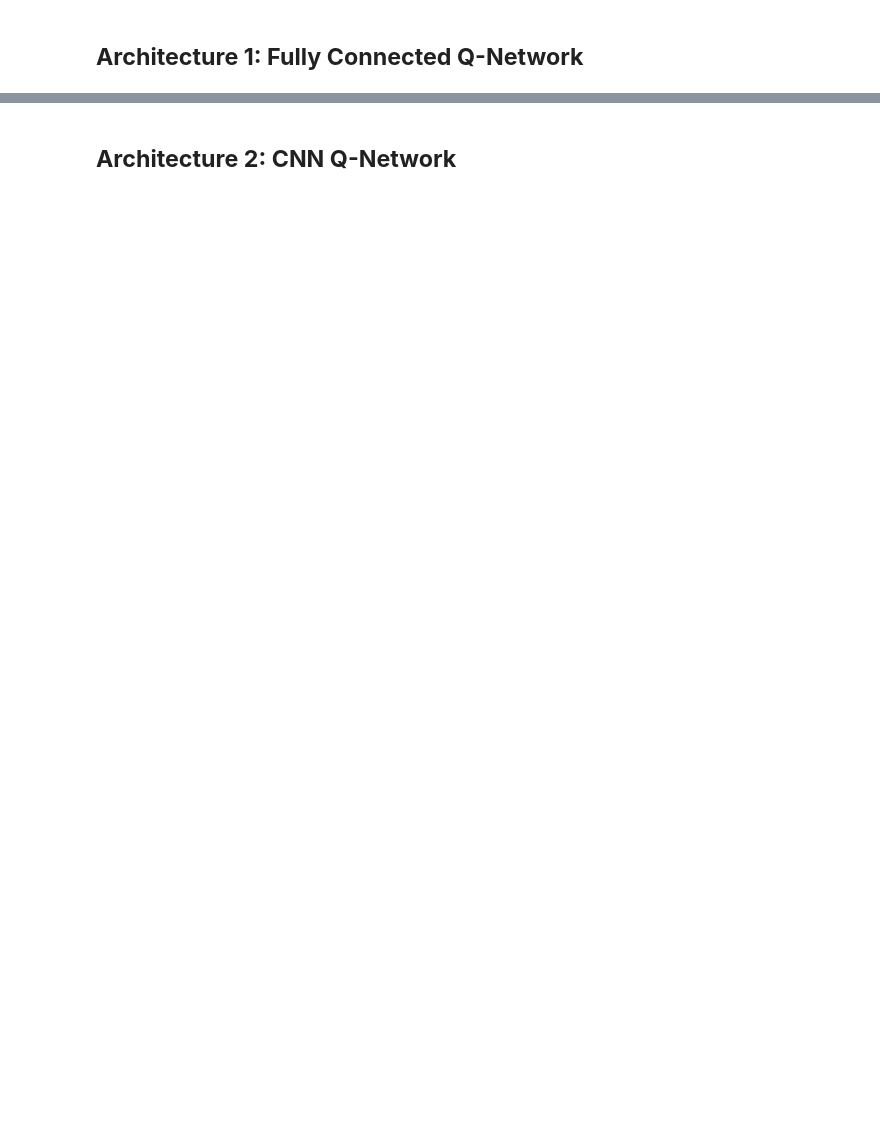
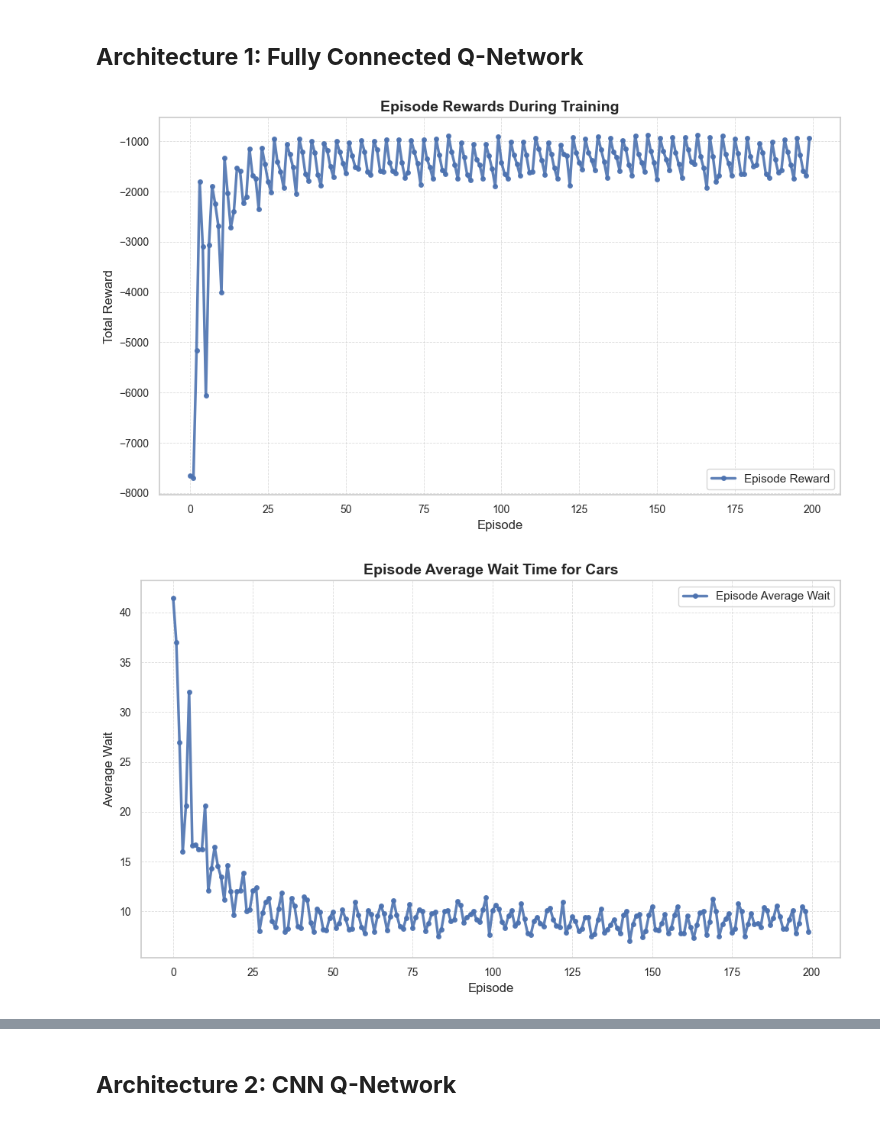
Before and after one commit to Alexyxwang/sumo_rl, a Jupyter notebook: submission_nb.ipynb, the cells around one changed output, grey strips where cells are left out. Drawn from its saved outputs; the diff is of its cells as text; code cells hidden in the pictures; blank space fills up the shorter version.

```diff
--- a/submission_nb.ipynb
+++ b/submission_nb.ipynb
@@ -46,3 +50,22 @@ def reset_env(pattern="P1"):
+# %%
+sns.set(style="whitegrid", context="notebook", palette="deep")
+
+def plot_line(rewards, label, ylabel, title):
+    plt.figure(figsize=(10, 6))
+
+    plt.plot(rewards, label=label, linewidth=2.5, marker='o', markersize=4, alpha=0.9)
+
+    plt.xlabel("Episode", fontsize=12)
+    plt.ylabel(ylabel, fontsize=12)
+    plt.title(title, fontsize=14, weight='bold')
+
+    plt.xticks(fontsize=10)
+    plt.yticks(fontsize=10)
+    plt.grid(True, linestyle='--', linewidth=0.6, alpha=0.7)
+
+    plt.legend(fontsize=11)
+    plt.tight_layout()
+    plt.show()
 # %% [markdown]
 ## **Simulation Setup**
 # %%
@@ -287,7 +310,7 @@ def train_algorithm(params, episodes=200):
     all_avg_queue_lengths = torch.zeros(len(lane_detectors), episodes)
     steps_done = 0
 
-    pattern_names = ["P1", "P2", "P3", "P4"]
+    pattern_names = ["P1", "P2", "P3"]
     pattern_name = itertools.cycle(pattern_names)
     pattern_episode_count = collections.defaultdict(int)
     pattern_rewards = collections.defaultdict(list)
@@ -398,0 +406,7 @@ fc_results = train_algorithm(optimal_params, episodes=200)
+# %%
+plot_line(fc_results["rewards_per_episode"], 'Episode Reward', 'Total Reward', 'Episode Rewards During Training')
+plot_line(fc_results["avg_wait_per_ep"], 'Episode Average Wait', 'Average Wait', 'Episode Average Wait Time for Cars')
+plot_line(fc_results["max_wait_per_ep"], 'Episode Max Wait', 'Max Wait Time', 'Episode Maximum Wait Time for Cars')
+# %% [output]
+[figure, added]
+[figure, added]
```
Also changed, not shown: parts of 15 cells of this notebook, 37 other files.
